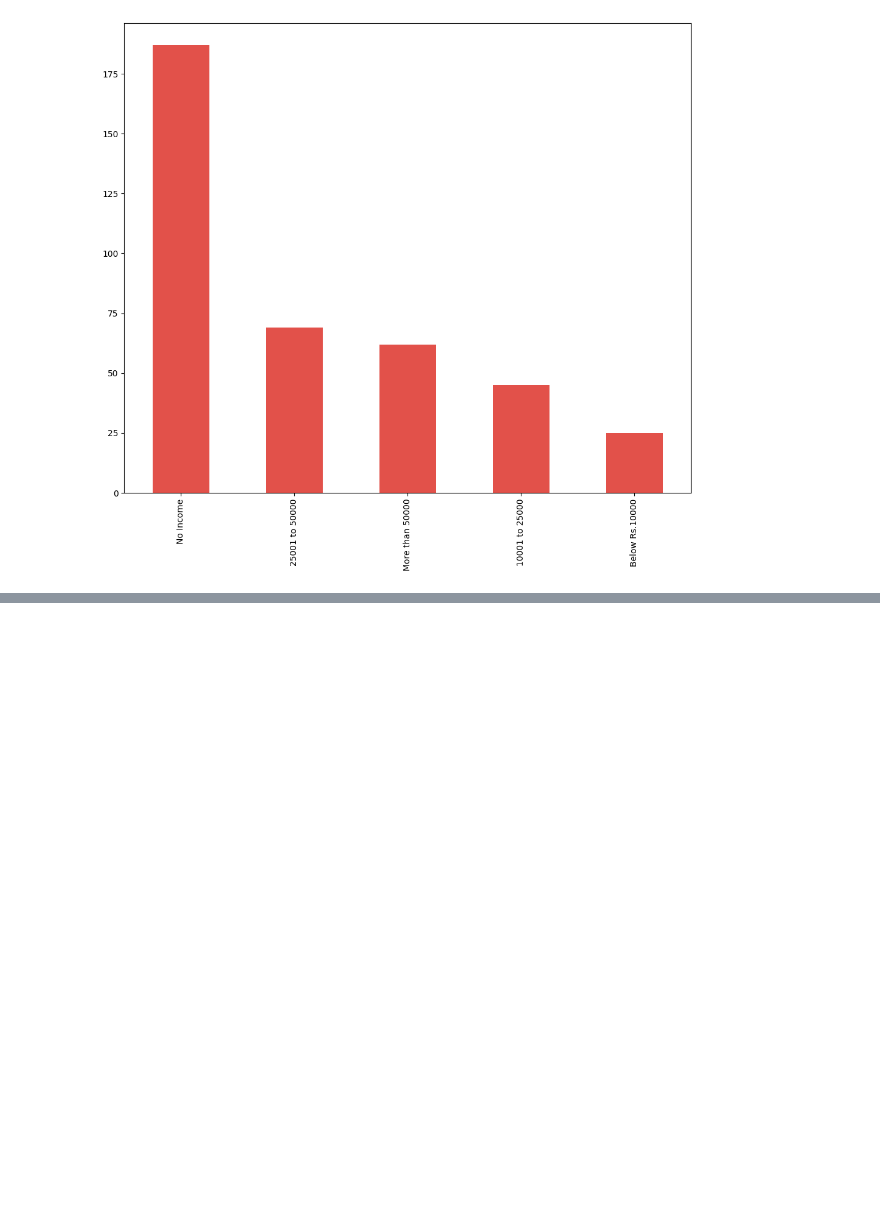
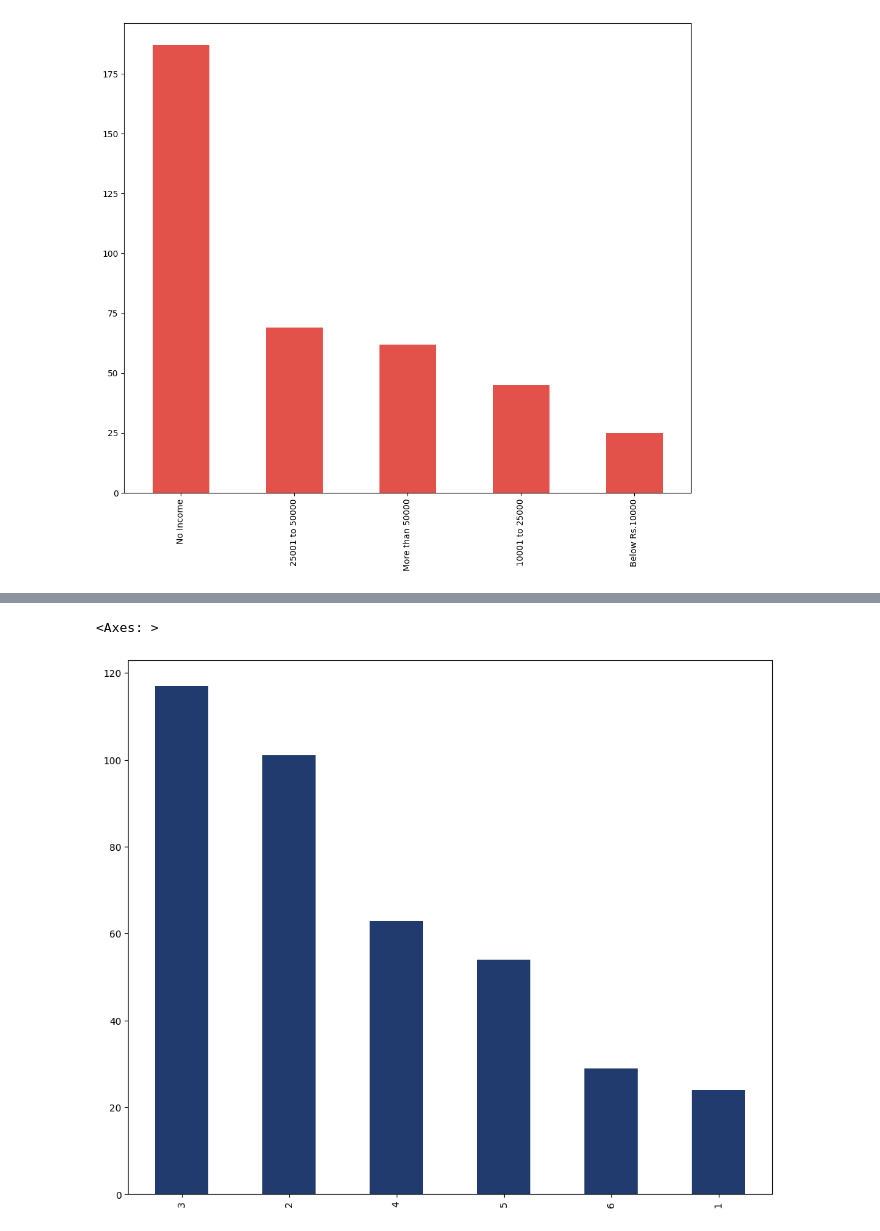
Before and after one commit to Tilak46-R/Online-Food-Analysis-prediction-using-Machine-learning, a Jupyter notebook: Online_food_analysis.ipynb, the cells around one changed output, grey strips where cells are left out. Drawn from its saved outputs; the diff is of its cells as text; code cells hidden in the pictures; blank space fills up the shorter version.

```diff
--- a/Online_food_analysis.ipynb
+++ b/Online_food_analysis.ipynb
@@ -175,0 +200,3 @@ income.plot(kind = 'bar',figsize = (12,10))
+# %%
+size = data['Family size'].value_counts()
+size.sort_values(ascending = True)
@@ -175,0 +211,6 @@ income.plot(kind = 'bar',figsize = (12,10))
+# %%
+sns.set_palette('cividis')
+size.plot(kind = 'bar', figsize = (12,10))
+# %% [output]
+<Axes: >
+[figure, added]
```
Also changed, not shown: parts of 12 cells of this notebook.
